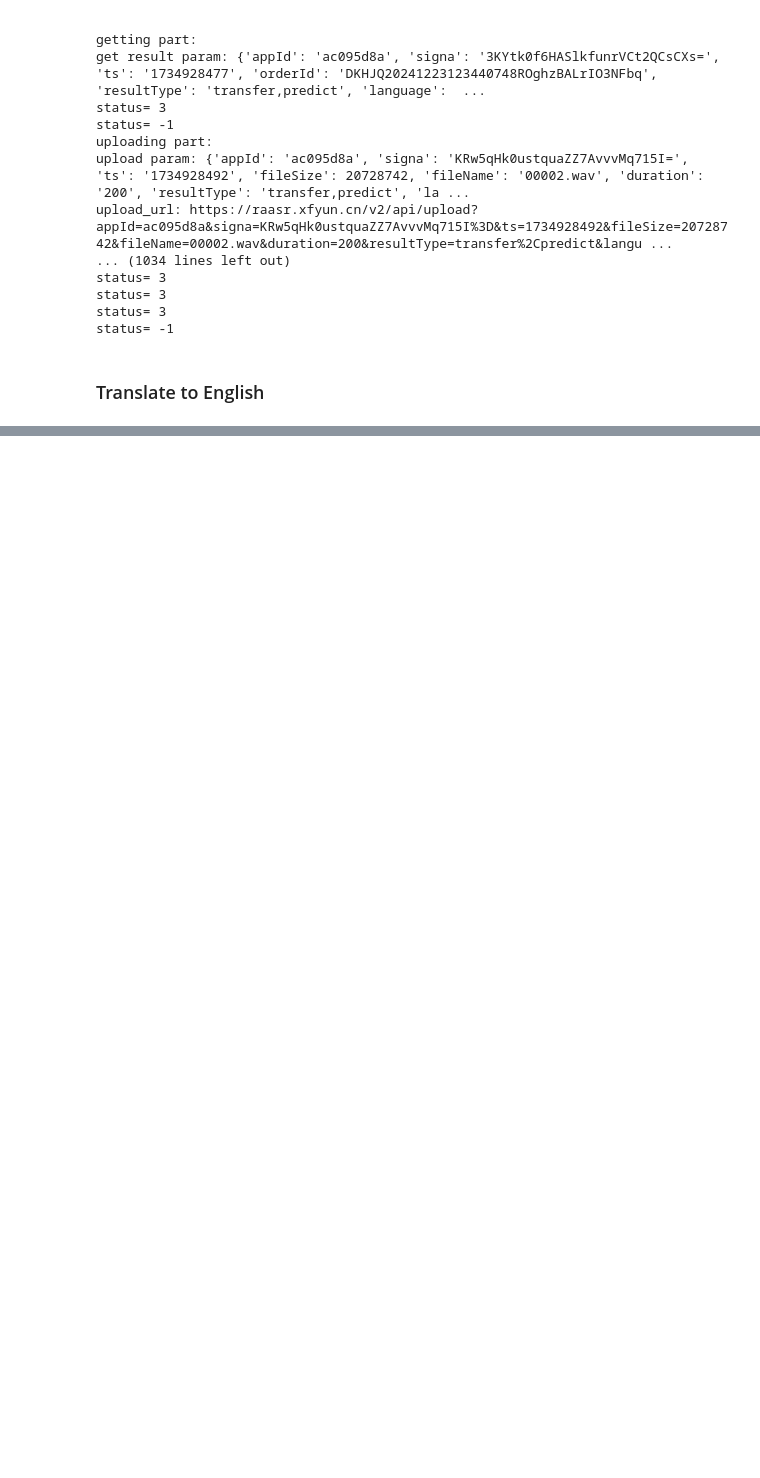
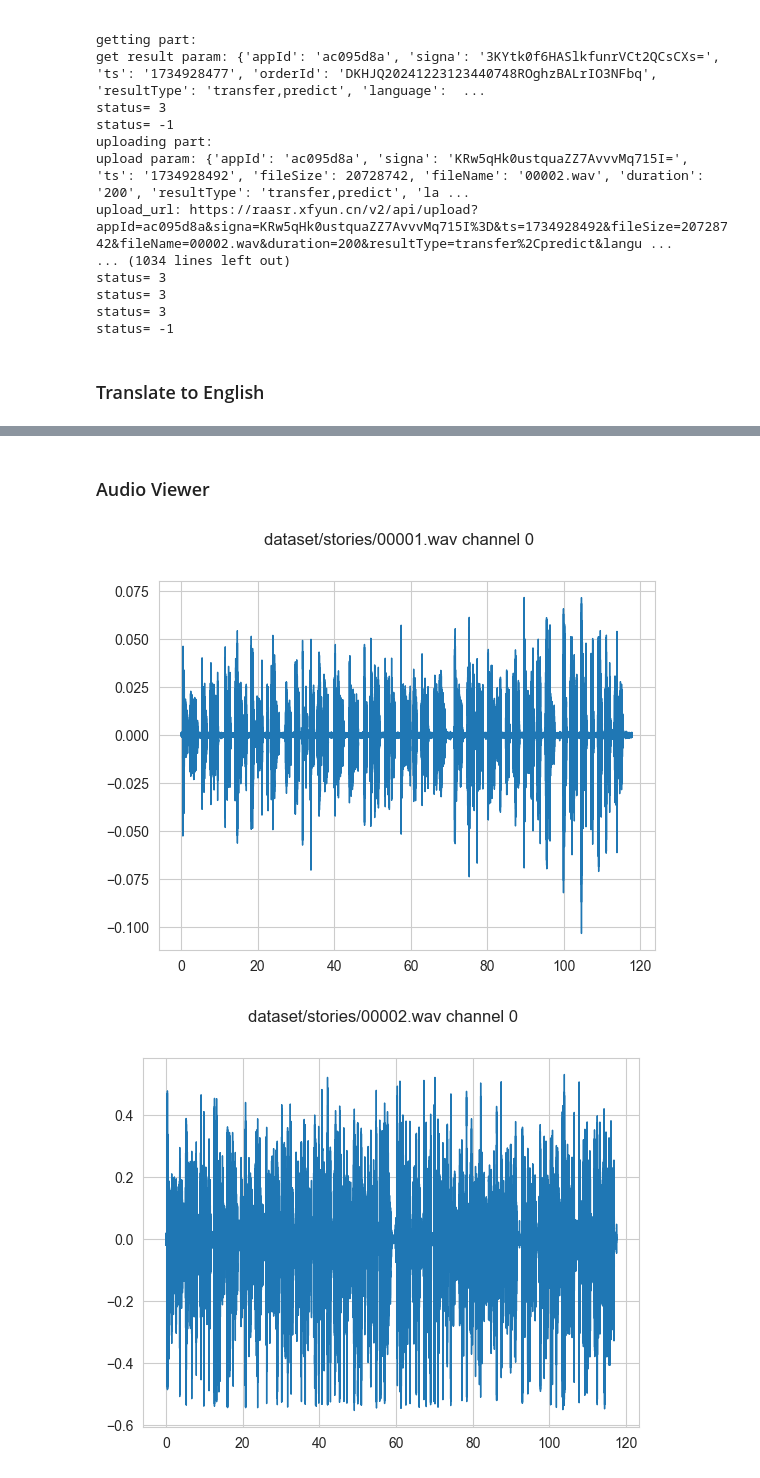
Before and after one commit to scris/ml-project-fautt, a Jupyter notebook: preprocess.ipynb, the cells around one changed output, grey strips where cells are left out. Saved outputs shown, nothing was run; the diff lists cells and outputs as text; code cells hidden in the pictures; blank space fills up the shorter version.

```diff
--- a/preprocess.ipynb
+++ b/preprocess.ipynb
@@ -109,3 +109,29 @@ df_result = pd.DataFrame({
 })
 
 df_result.to_csv('dataset/stories_translated.csv', index=False, encoding='utf-8')
+# %% [markdown]
+### Audio Viewer
+# %%
+from tqdm.notebook import tqdm
+import torchaudio
+import torch
+import matplotlib.pyplot as plt
+
+def plot_waveform(wav_file, waveform, sample_rate):
+    waveform = waveform.numpy()
+
+    num_channels, num_frames = waveform.shape
+    time_axis = torch.arange(0, num_frames) / sample_rate
+
+    figure, axes = plt.subplots(1, 1)
+    axes.plot(time_axis, waveform[0], linewidth=1)
+    axes.grid(True)
+    figure.suptitle(wav_file + " channel 0")
+
+for i in tqdm(range(10)):
+    wav_file = f'dataset/stories/{df.iloc[i]["filename"]}'
+    waveform, sample_rate = torchaudio.load(wav_file)
+    plot_waveform(wav_file, waveform, sample_rate)
+# %% [output]
+[figure, added]
+[figure, added]
```
Also changed, not shown: parts of 1 cell of this notebook, 3 other files.
